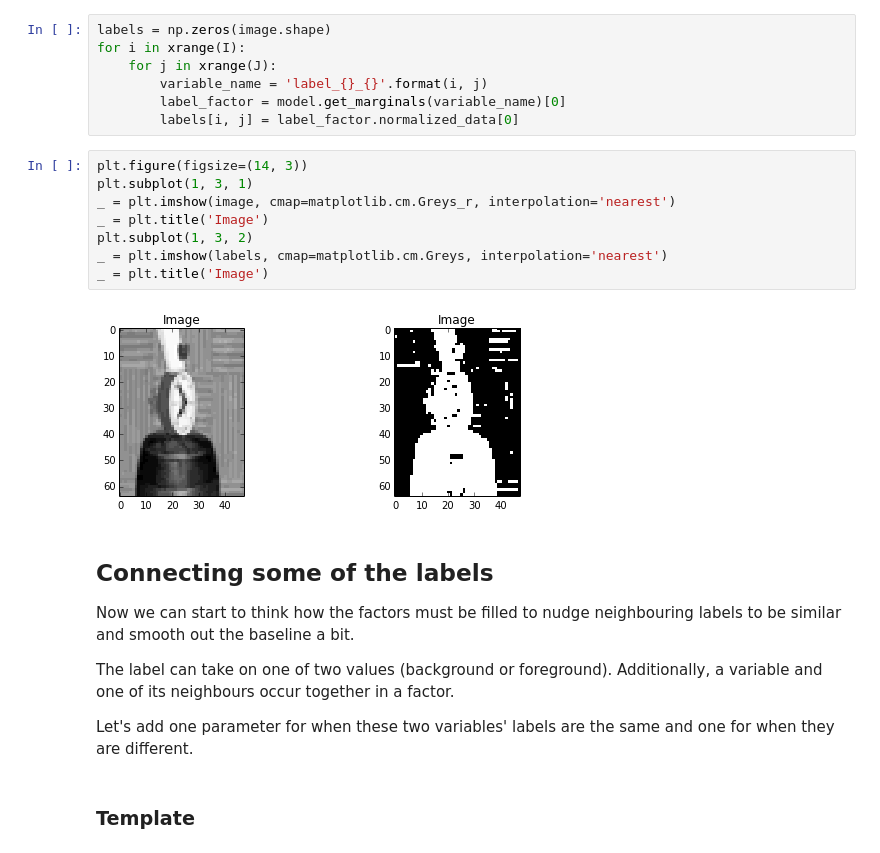
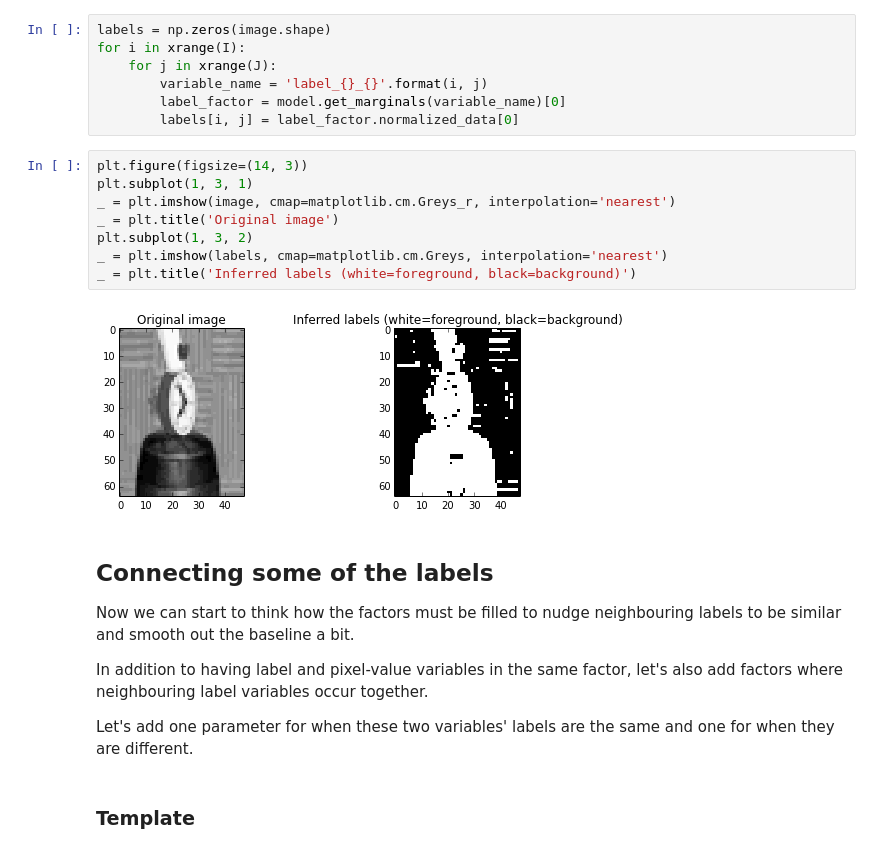
Before and after one commit to dirko/pyugm, a Jupyter notebook: examples/Loopy belief propagation example.ipynb, the cells around one changed output. Drawn from its saved outputs; the diff is of its cells as text.

```diff
--- a/examples/Loopy belief propagation example.ipynb
+++ b/examples/Loopy belief propagation example.ipynb
@@ -141,19 +144,19 @@ for i in xrange(I):
 # %%
 plt.figure(figsize=(14, 3))
 plt.subplot(1, 3, 1)
 _ = plt.imshow(image, cmap=matplotlib.cm.Greys_r, interpolation='nearest')
-_ = plt.title('Image')
+_ = plt.title('Original image')
 plt.subplot(1, 3, 2)
 _ = plt.imshow(labels, cmap=matplotlib.cm.Greys, interpolation='nearest')
-_ = plt.title('Image')
+_ = plt.title('Inferred labels (white=foreground, black=background)')
 # %% [output]
-[figure, old version]
+[figure, new version]
 # %% [markdown]
 ## Connecting some of the labels
 
 Now we can start to think how the factors must be filled to nudge neighbouring labels to be similar and smooth out the baseline a bit.
 
-The label can take on one of two values (background or foreground). Additionally, a variable and one of its neighbours occur together in a factor.
+In addition to having label and pixel-value variables in the same factor, let's also add factors where neighbouring label variables occur together.
 
 Let's add one parameter for when these two variables' labels are the same and one for when they are different.
 # %% [markdown]
```
Also changed, not shown: parts of 30 cells of this notebook, 5 other files.
